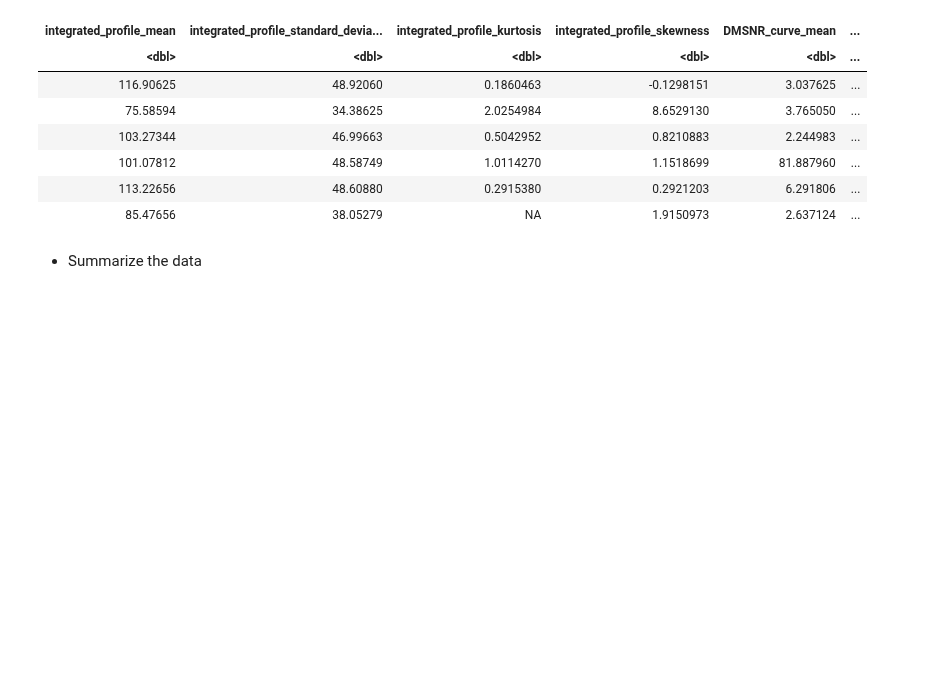
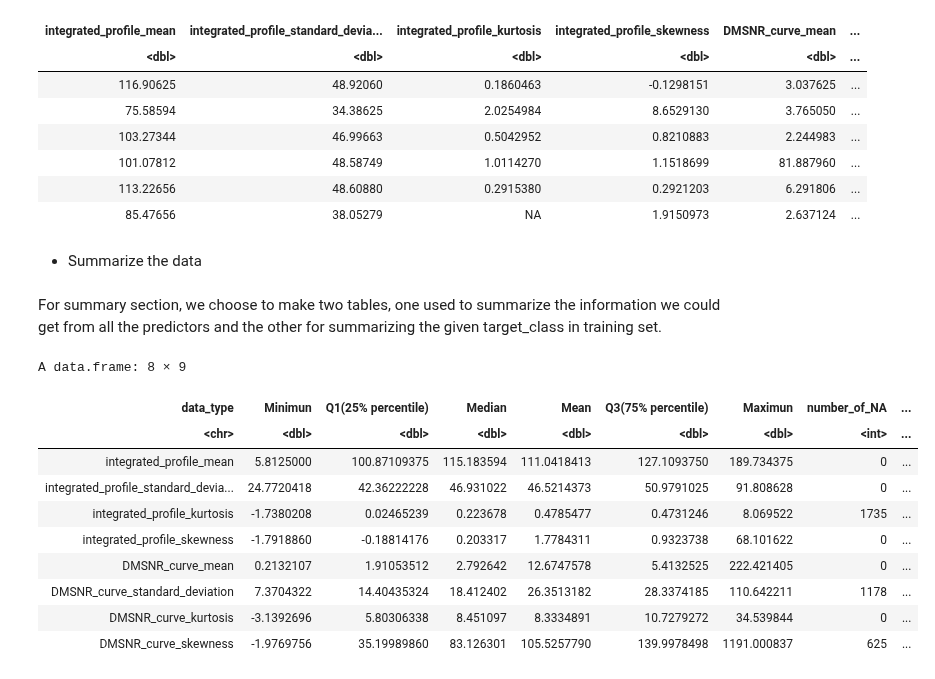
Before and after one commit to ScottCY/Group-_Project, a Jupyter notebook: proposal.ipynb, the cells around one changed output. Cells and saved outputs as stored; diff of their text form; code cells hidden in the pictures; blank space fills up the shorter version.

Commit message:
I finished my part

```diff
--- a/proposal.ipynb
+++ b/proposal.ipynb
@@ -86,7 +86,8 @@ pulsar_train_tidy <- rename(pulsar_train, integrated_profile_mean = `Mean of the
                                  DMSNR_curve_mean = `Mean of the DM-SNR curve`,
                                  DMSNR_curve_standard_deviation = `Standard deviation of the DM-SNR curve`,
                                  DMSNR_curve_kurtosis = `Excess kurtosis of the DM-SNR curve`,
-                                 DMSNR_curve_skewness = `Skewness of the DM-SNR curve`)
+                                 DMSNR_curve_skewness = `Skewness of the DM-SNR curve`) %>%
+                     mutate(target_class = as_factor(target_class))
 pulsar_test_tidy <- rename(pulsar_test, integrated_profile_mean = `Mean of the integrated profile`,
                                 integrated_profile_standard_deviation = `Standard deviation of the integrated profile`,
                                  integrated_profile_kurtosis = `Excess kurtosis of the integrated profile`,
@@ -94,7 +95,9 @@ pulsar_test_tidy <- rename(pulsar_test, integrated_profile_mean = `Mean of the i
                                  DMSNR_curve_mean = `Mean of the DM-SNR curve`,
                                  DMSNR_curve_standard_deviation = `Standard deviation of the DM-SNR curve`,
                                  DMSNR_curve_kurtosis = `Excess kurtosis of the DM-SNR curve`,
-                                 DMSNR_curve_skewness = `Skewness of the DM-SNR curve`)
+                                 DMSNR_curve_skewness = `Skewness of the DM-SNR curve`) %>%
+                      mutate(target_class = as_factor(target_class))
+
 
 head(pulsar_train_tidy)
 head(pulsar_test_tidy)
@@ -119,3 +122,5 @@ A tibble: 6 × 9
 | 85.47656 | 38.05279 | NA | 1.9150973 | 2.637124 | ... |
 # %% [markdown]
 * Summarize the data
+# %% [markdown]
+For summary section, we choose to make two tables, one used to summarize the information we could get from all the predictors and the other for summarizing the given target_class in training set.
@@ -121,0 +157,32 @@ A tibble: 6 × 9
+# %%
+# Create summary table for predictor here
+
+#create a data.frame for summary information
+row_part1 <- data.frame(rbind(summary_column1,summary_column2, summary_column4, summary_column5 ,summary_column7))
+row_part2 <- select(data.frame(rbind(summary_column3,summary_column6,summary_column8)), -NA.s)
+predictors_summary <- rbind(row_part1, row_part2)
+
+predictors_table <- setNames(cbind(rownames(predictors_summary), predictors_summary, row.names = NULL),
+         c("data_type", "Minimun", "Q1(25% percentile)",
+           "Median", "Mean", "Q3(75% percentile)", "Maximun")) %>% #Add name to first column
+         mutate(n = c(1,2,4,5,7,3,6,8)) %>%
+         arrange(n) %>%
+         mutate(data_type = c("integrated_profile_mean","integrated_profile_standard_deviation","integrated_profile_kurtosis",
+                              "integrated_profile_skewness","DMSNR_curve_mean","DMSNR_curve_standard_deviation",
+                              "DMSNR_curve_kurtosis","DMSNR_curve_skewness")) %>%
+         mutate(number_of_NA = c(na_C1,na_C2,na_C3,na_C4,na_C5,na_C6,na_C7,na_C8)) %>%  #add NA information
+         mutate(number_of_data = c(n_observation)) %>%#add number of observations
+         select(-n)#remove useless column
+predictors_table
+# %% [output]
+A data.frame: 8 × 9
+| data_type | Minimun | Q1(25% percentile) | Median | Mean | Q3(75% percentile) | Maximun | number_of_NA | ... |
+| <chr> | <dbl> | <dbl> | <dbl> | <dbl> | <dbl> | <dbl> | <int> | ... |
+| integrated_profile_mean | 5.8125000 | 100.87109375 | 115.183594 | 111.0418413 | 127.1093750 | 189.734375 | 0 | ... |
+| integrated_profile_standard_devia... | 24.7720418 | 42.36222228 | 46.931022 | 46.5214373 | 50.9791025 | 91.808628 | 0 | ... |
+| integrated_profile_kurtosis | -1.7380208 | 0.02465239 | 0.223678 | 0.4785477 | 0.4731246 | 8.069522 | 1735 | ... |
+| integrated_profile_skewness | -1.7918860 | -0.18814176 | 0.203317 | 1.7784311 | 0.9323738 | 68.101622 | 0 | ... |
+| DMSNR_curve_mean | 0.2132107 | 1.91053512 | 2.792642 | 12.6747578 | 5.4132525 | 222.421405 | 0 | ... |
+| DMSNR_curve_standard_deviation | 7.3704322 | 14.40435324 | 18.412402 | 26.3513182 | 28.3374185 | 110.642211 | 1178 | ... |
+| DMSNR_curve_kurtosis | -3.1392696 | 5.80306338 | 8.451097 | 8.3334891 | 10.7279272 | 34.539844 | 0 | ... |
+| DMSNR_curve_skewness | -1.9769756 | 35.19989860 | 83.126301 | 105.5257790 | 139.9978498 | 1191.000837 | 625 | ... |
```
Also changed, not shown: parts of 5 cells of this notebook.
